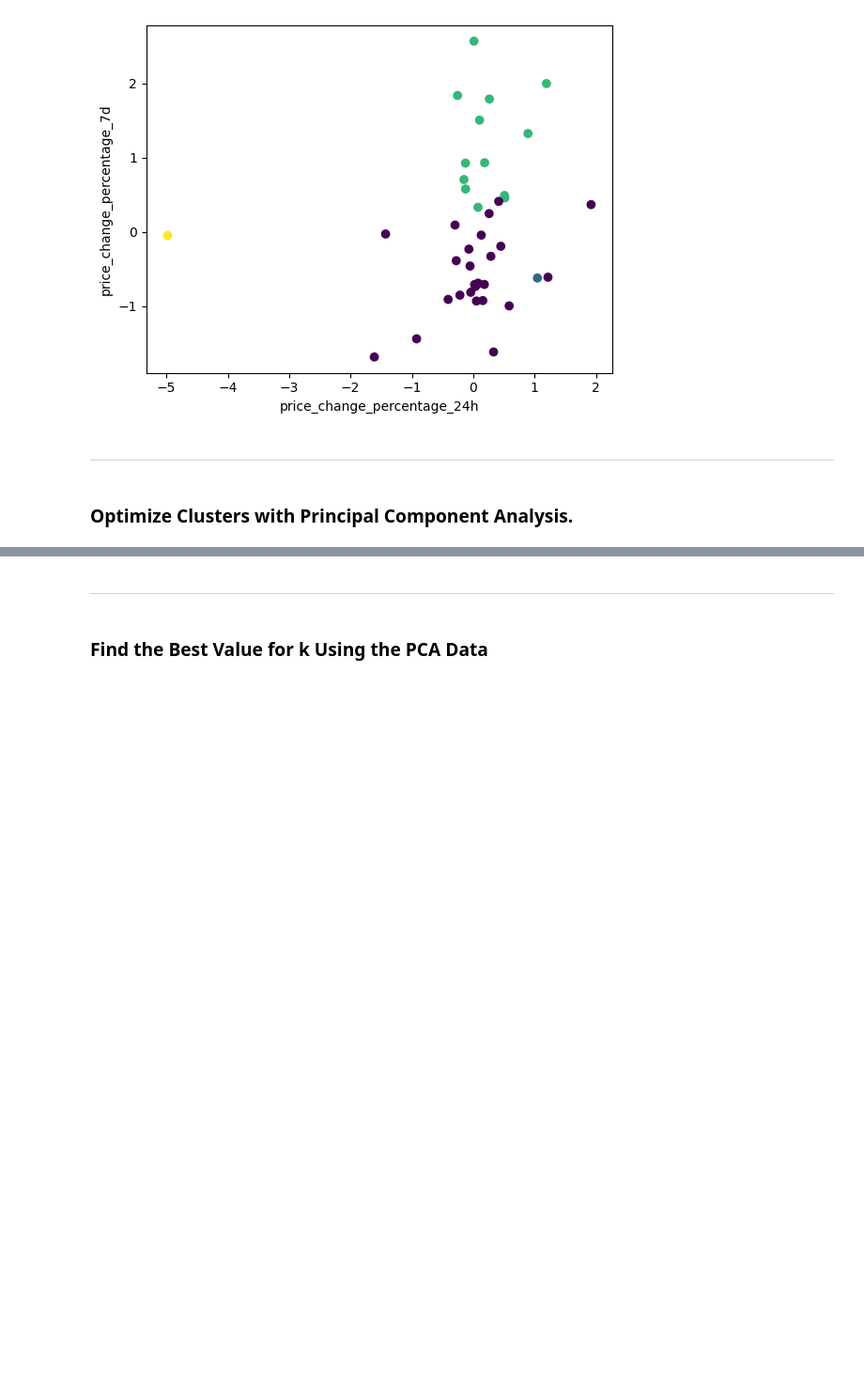
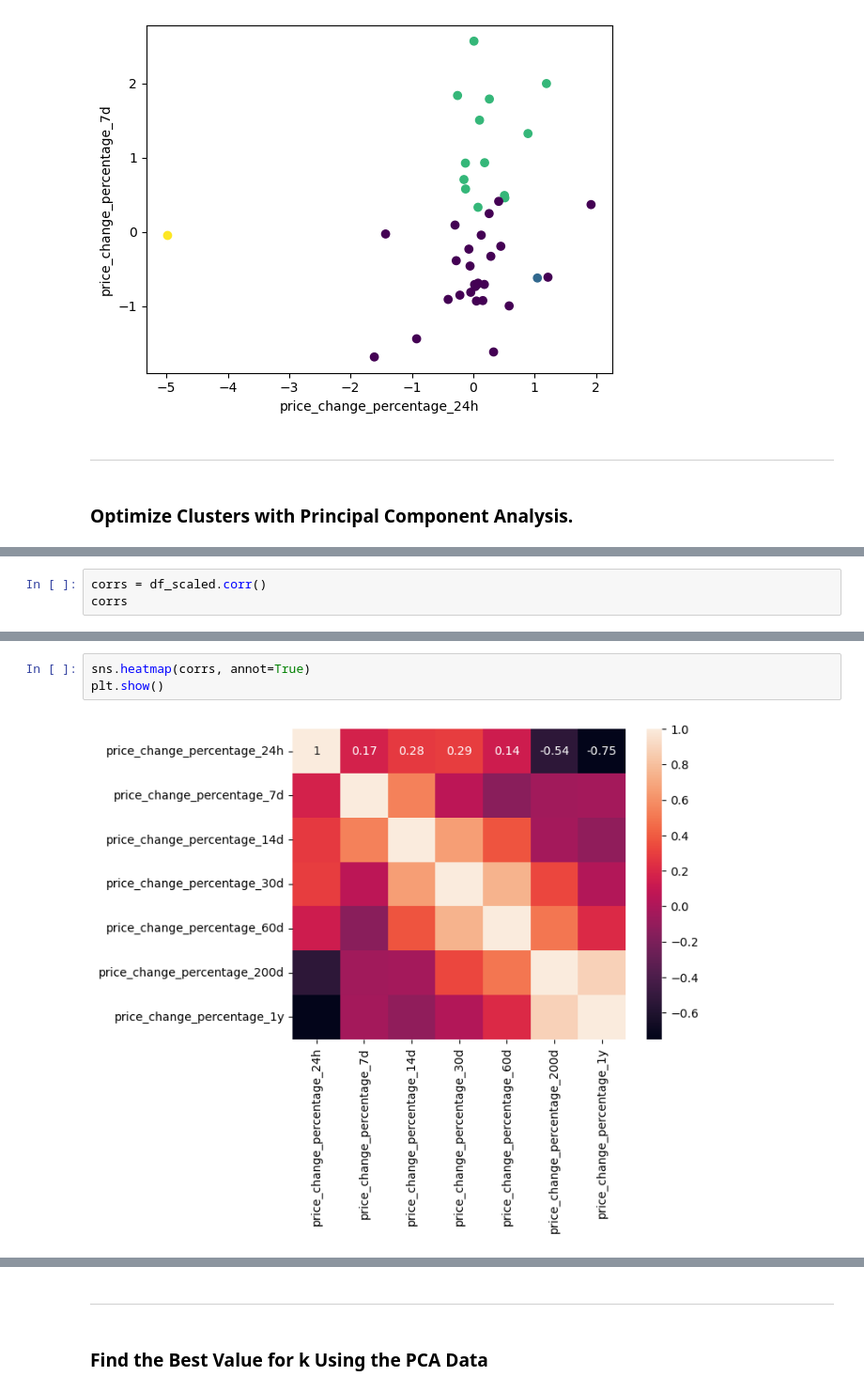
Before and after one commit to jwlosz/dsb_week19_unsupervisedlearning, a Jupyter notebook: Starter_Code/Crypto_Clustering.ipynb, the cells around one changed output, grey strips where cells are left out. Shown at 94% size. Drawn from its saved outputs; the diff is of its cells as text; blank space fills up the shorter version.

```diff
--- a/Starter_Code/Crypto_Clustering.ipynb
+++ b/Starter_Code/Crypto_Clustering.ipynb
@@ -290,0 +300,3 @@ plt.show()
+# %%
+corrs = df_scaled.corr()
+corrs
@@ -290,0 +312,5 @@ plt.show()
+# %%
+sns.heatmap(corrs, annot=True)
+plt.show()
+# %% [output]
+[figure, added]
```
Also changed, not shown: parts of 35 cells of this notebook, 1 other file.
